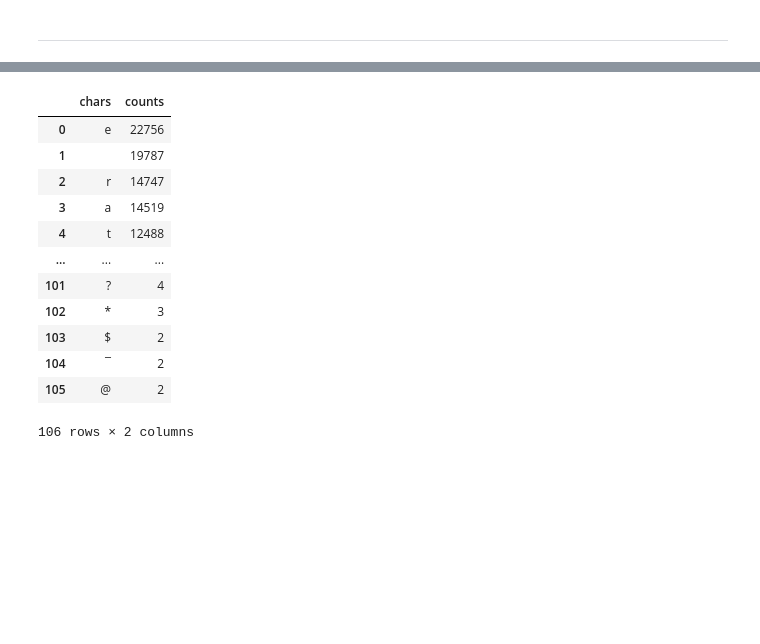
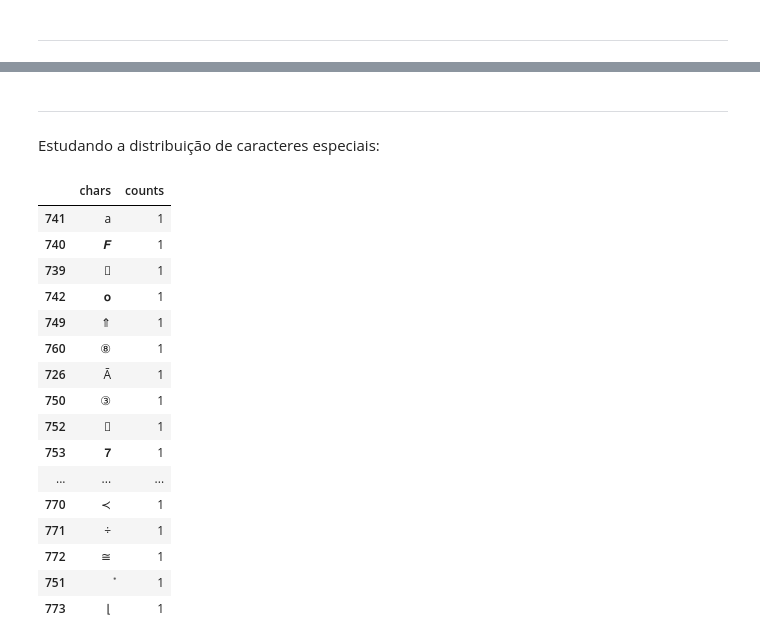
Before and after one commit to Vieirbat/Summarticles, a Jupyter notebook: notebooks/Usando Processo Batch.ipynb, the cells around one changed output, grey strips where cells are left out. Drawn from its saved outputs; the diff is of its cells as text; code cells hidden in the pictures; blank space fills up the shorter version.

Commit message:
adiconando correção de cache e iniciando o tratamento de dados textuais: regex, stopwords, lematização e stemming

```diff
--- a/notebooks/Usando Processo Batch.ipynb
+++ b/notebooks/Usando Processo Batch.ipynb
@@ -101,2 +110,33 @@ GROBID server is up and running
+# %%
+def run_batch_process(path_input, n_workers=6, check_cache=True, cache_folder_name='summarticles_cache', config_path="./grobid/config.json"):
+
+    dict_exec = {'path':path_input}
+    dict_exec['start_datetime'] = datetime.datetime.now()
+
+    # path_input = os.path.join(path,'artifacts','test_article')
+    config_path = os.path.join(os.getcwd(),'grobid','config.json')
+    dict_exec['grobid_config'] = config_path
+
+    gcli = grobid_client.GrobidClient(config_path=config_path, check_server=False)
+
+    dict_exec['files'] = gcli.get_input_files(path_input)
+    dict_exec['num_files'] = len(dict_exec['files'])
+    dict_exec['n_workers'] = n_workers
+
+    path_input_path = get_path(path_input)
+    result_batch = batch_process_path(path_input_path, n_workers=dict_exec['n_workers'], check_cache=check_cache)
+    dict_dfs, dic_errors = get_dataframes(result_batch)
+
+    gcli.save_xmltei_files(result_batch, input_folder_path, cache_folder_name=cache_folder_name)
+
+    dict_exec['end_datetime'] = datetime.datetime.now()
+    dict_exec['time_exec_sec'] = (dict_exec['end_datetime']-dict_exec['start_datetime']).seconds
+    dict_exec['time_exec_min'] = (dict_exec['end_datetime']-dict_exec['start_datetime']).seconds
+
+    return dict_dfs, dict_exec, dic_errors
+
+
+def tokenize_data(df_colum):
+    """"""
 # %%
-input_folder_path = """C:/Users/vierb/OneDrive/Área de Trabalho/Projetos/PGC/artifacts/test_article"""
+input_folder_path = r"""C:\Users\vierb\OneDrive\Área de Trabalho\Projetos\PGC\artifacts\articles\ml_material"""
@@ -128,0 +143,7 @@ https://github.com/delb-xml/delb-py
+# %%
+%%time
+dict_dfs, dict_exec, dic_errors = run_batch_process(path_input=input_folder_path,
+                                                    n_workers=10,
+                                                    check_cache=True,
+                                                    cache_folder_name='summarticles_cache',
+                                                    config_path="./grobid/config.json")
@@ -142,2 +257,0 @@ import concurrent
-# %%
-dict_dfs = xml_to_df.get_dataframe_articles(result_batch)
@@ -155,3 +299,7 @@ dict_dfs['df_doc_info']
+# %% [markdown]
+--------------------------------
+# %% [markdown]
+Estudando a distribuição de caracteres especiais:
 # %%
 list_chars = []
 for id,row in dict_dfs['df_doc_info'].iterrows():
@@ -165,18 +313,22 @@ import plotly.express as px
 fig = px.bar(df_counts.head(20), x='chars', y='counts')
 fig.show()
 # %%
-df_counts.sort_values(by='counts',ascending=False)
+df_counts.sort_values(by='counts',ascending=False).tail(30)
 # %% [output]
 |  | chars | counts |
-| 0 | e | 22756 |
-| 1 |  | 19787 |
-| 2 | r | 14747 |
-| 3 | a | 14519 |
-| 4 | t | 12488 |
+| 741 | а | 1 |
+| 740 | 𝑭 | 1 |
+| 739 |  | 1 |
+| 742 | 𝐨 | 1 |
+| 749 | ⇑ | 1 |
+| 760 | ⑧ | 1 |
+| 726 | Ā | 1 |
+| 750 | ③ | 1 |
+| 752 |  | 1 |
+| 753 | 𝟕 | 1 |
 | ... | ... | ... |
-| 101 | ? | 4 |
-| 102 | * | 3 |
-| 103 | $ | 2 |
-| 104 | ¯ | 2 |
-| 105 | @ | 2 |
+| 770 | ≺ | 1 |
+| 771 | ÷ | 1 |
+| 772 | ≅ | 1 |
+| 751 | ݊ | 1 |
+| 773 | ⌊ | 1 |
-106 rows × 2 columns
```
Also changed, not shown: parts of 65 cells of this notebook, 9 other files.
